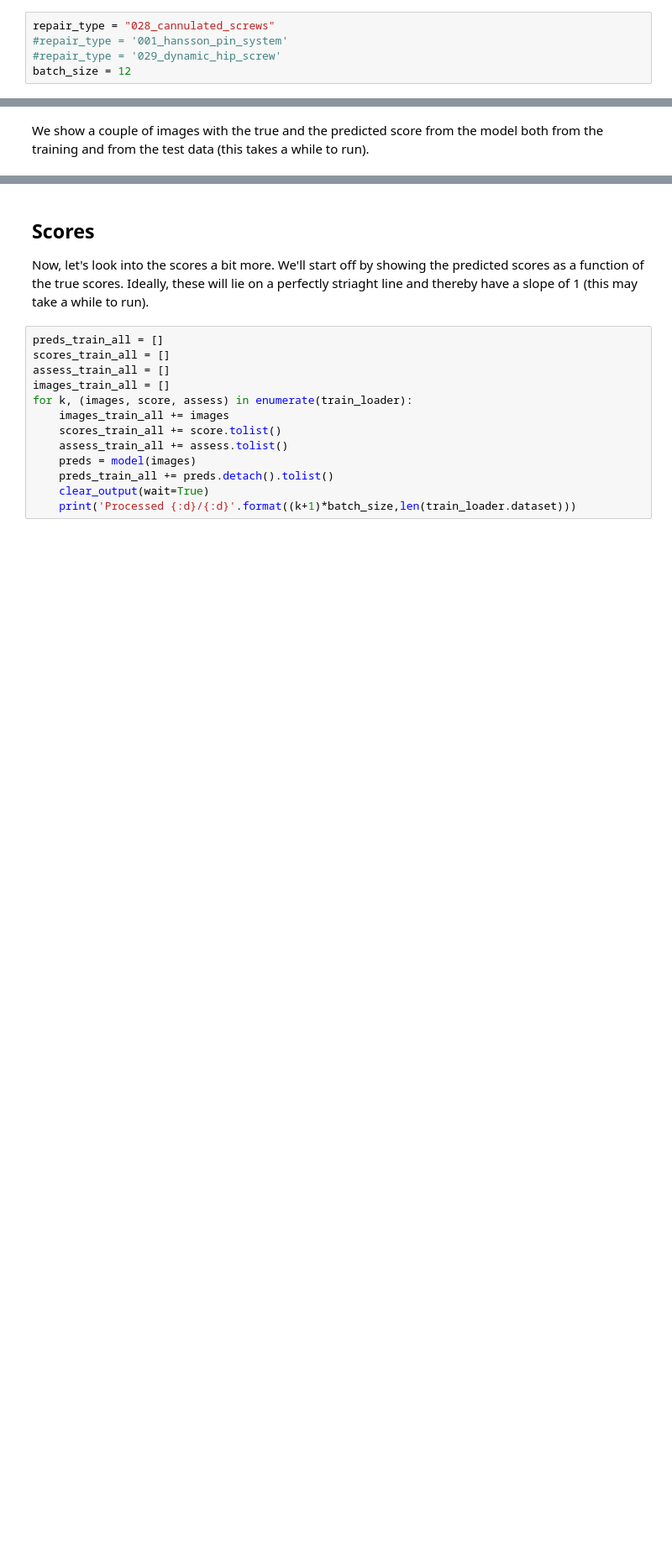
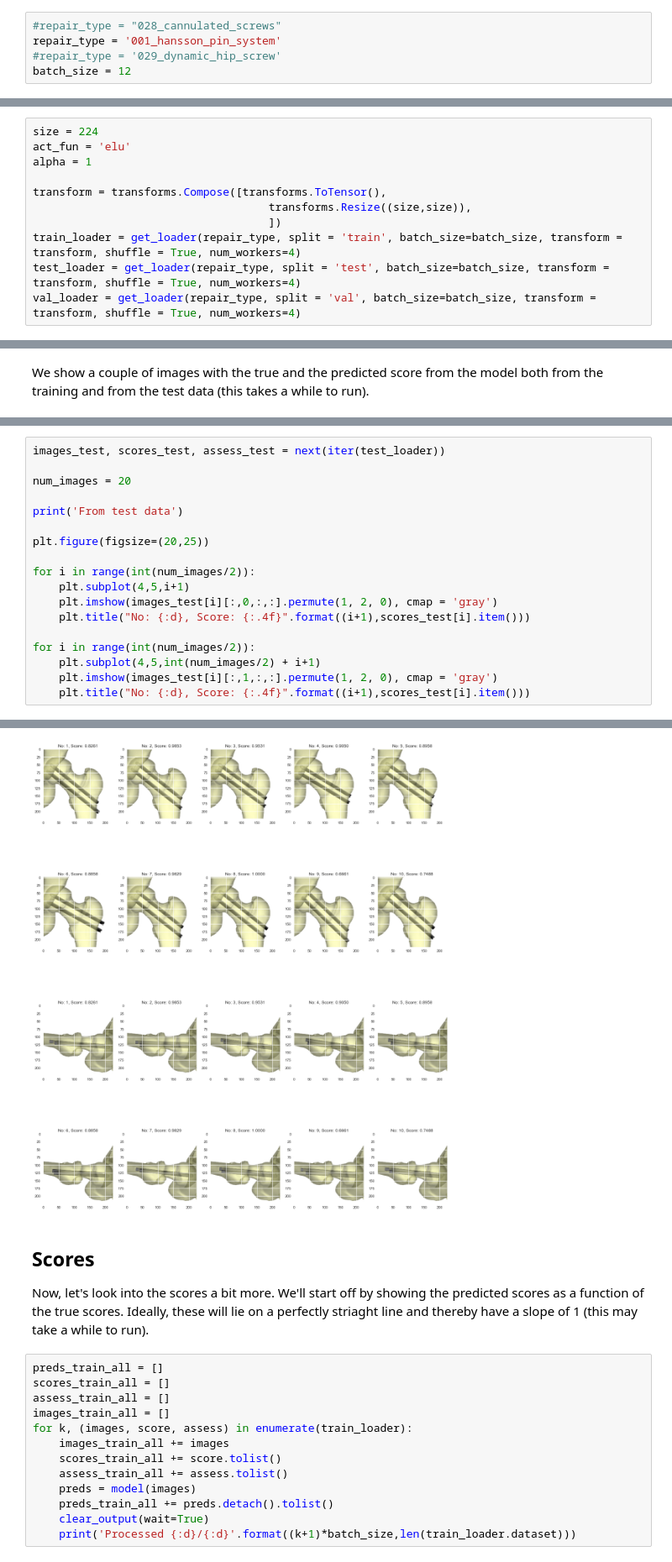
Before and after one commit to ditteblom/OrtKirProject, a Jupyter notebook: analysis.ipynb, the cells around one changed output, grey strips where cells are left out. Shown: that part at 84% size. Cells and saved outputs as stored; diff of their text form; blank space fills up the shorter version.

```diff
--- a/analysis.ipynb
+++ b/analysis.ipynb
@@ -18,8 +18,8 @@ eps = 10e-16
 # %% [markdown]
 Define model specifications.
 # %%
-repair_type = "028_cannulated_screws"
-#repair_type = '001_hansson_pin_system'
+#repair_type = "028_cannulated_screws"
+repair_type = '001_hansson_pin_system'
 #repair_type = '029_dynamic_hip_screw'
 batch_size = 12
 # %% [markdown]
@@ -73,0 +53,11 @@ MVCNN_Baseline(
+# %%
+size = 224
+act_fun = 'elu'
+alpha = 1
+
+transform = transforms.Compose([transforms.ToTensor(),
+                                    transforms.Resize((size,size)),
+                                    ])
+train_loader = get_loader(repair_type, split = 'train', batch_size=batch_size, transform = transform, shuffle = True, num_workers=4)
+test_loader = get_loader(repair_type, split = 'test', batch_size=batch_size, transform = transform, shuffle = True, num_workers=4)
+val_loader = get_loader(repair_type, split = 'val', batch_size=batch_size, transform = transform, shuffle = True, num_workers=4)
@@ -124,0 +115,19 @@ From test data
+# %%
+images_test, scores_test, assess_test = next(iter(test_loader))
+
+num_images = 20
+
+print('From test data')
+
+plt.figure(figsize=(20,25))
+
+for i in range(int(num_images/2)):
+    plt.subplot(4,5,i+1)
+    plt.imshow(images_test[i][:,0,:,:].permute(1, 2, 0), cmap = 'gray')
+    plt.title("No: {:d}, Score: {:.4f}".format((i+1),scores_test[i].item()))
+
+for i in range(int(num_images/2)):
+    plt.subplot(4,5,int(num_images/2) + i+1)
+    plt.imshow(images_test[i][:,1,:,:].permute(1, 2, 0), cmap = 'gray')
+    plt.title("No: {:d}, Score: {:.4f}".format((i+1),scores_test[i].item()))
+# %% [output]
@@ -125,3 +135,4 @@ From test data
+[figure, added]
 # %% [markdown]
 ## Scores
 
```
Also changed, not shown: parts of 9 cells of this notebook, 6 other files.
